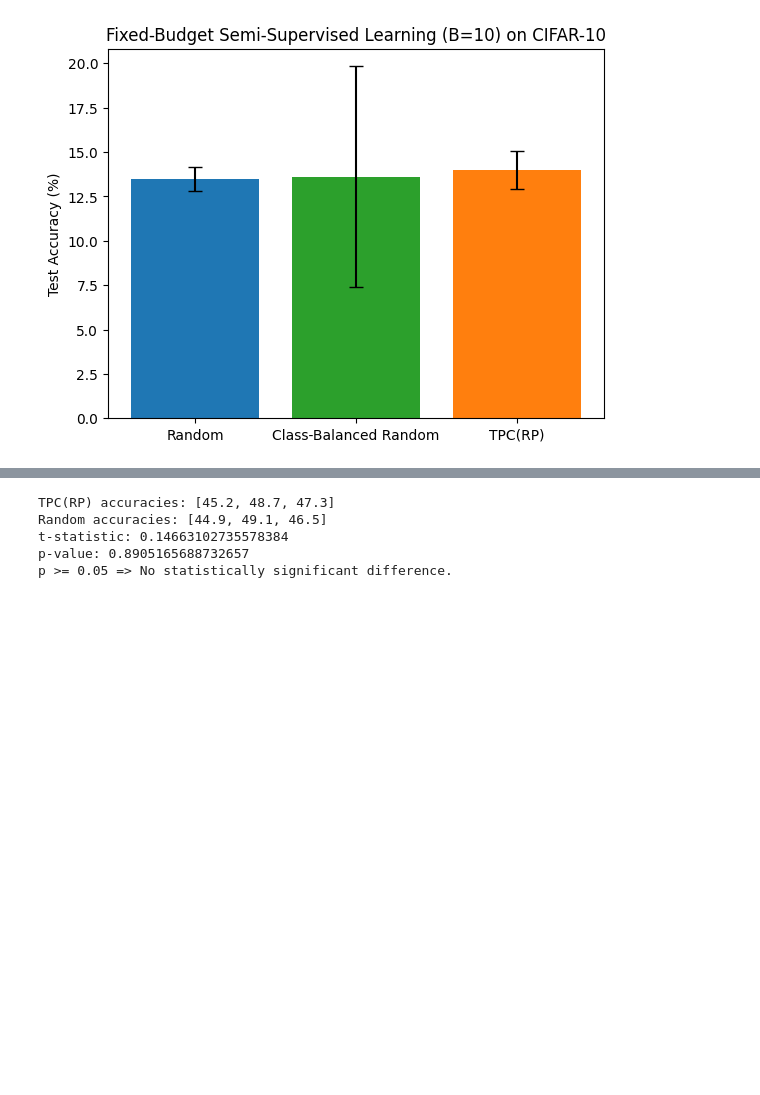
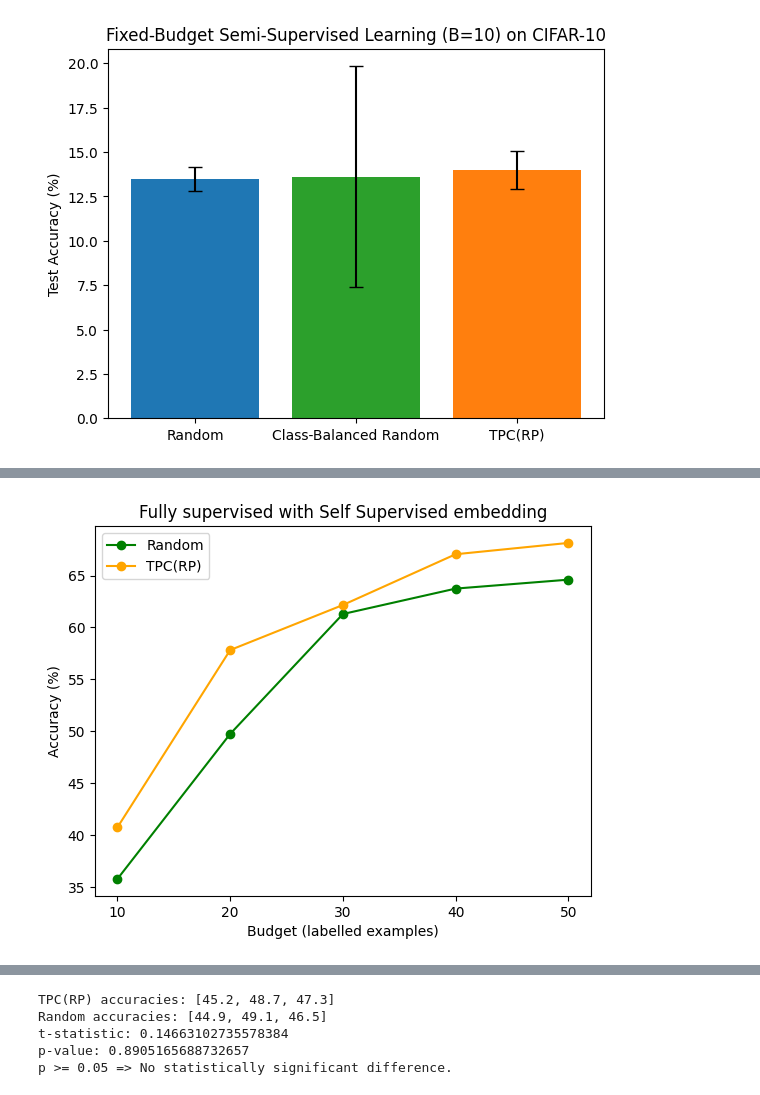
Before and after one commit to Chisomikec/ml_cw2, a Jupyter notebook: al_strategies.ipynb, the cells around one changed output, grey strips where cells are left out. Saved outputs shown, nothing was run; the diff lists cells and outputs as text; code cells hidden in the pictures; blank space fills up the shorter version.

```diff
--- a/al_strategies.ipynb
+++ b/al_strategies.ipynb
@@ -1155,0 +1279,8 @@ Cluster distribution: {np.int32(0): np.int64(6309), np.int32(1): np.int64(4795),
+# %%
+# Using Original algorithm
+accs_self_rand_2p5= active_learning_loop_self_supervised(
+    trainset, testloader, selection_mode='random',
+    simclr_model=simclr_model,
+    initial_B=10, cycle_B=10, cycles=5
+)
+print("Self-Supervised Random lr2.5:", accs_self_rand_2p5)
@@ -1155,0 +1303,4 @@ Cluster distribution: {np.int32(0): np.int64(6309), np.int32(1): np.int64(4795),
+# %%
+plot_accuracy_vs_budget(accs_self_rand_2p5, accs_self_tpcrp_2p5, "Fully supervised with Self Supervised embedding" )
+# %% [output]
+[figure, added]
```
Also changed, not shown: parts of 44 cells of this notebook, 6 other files.
